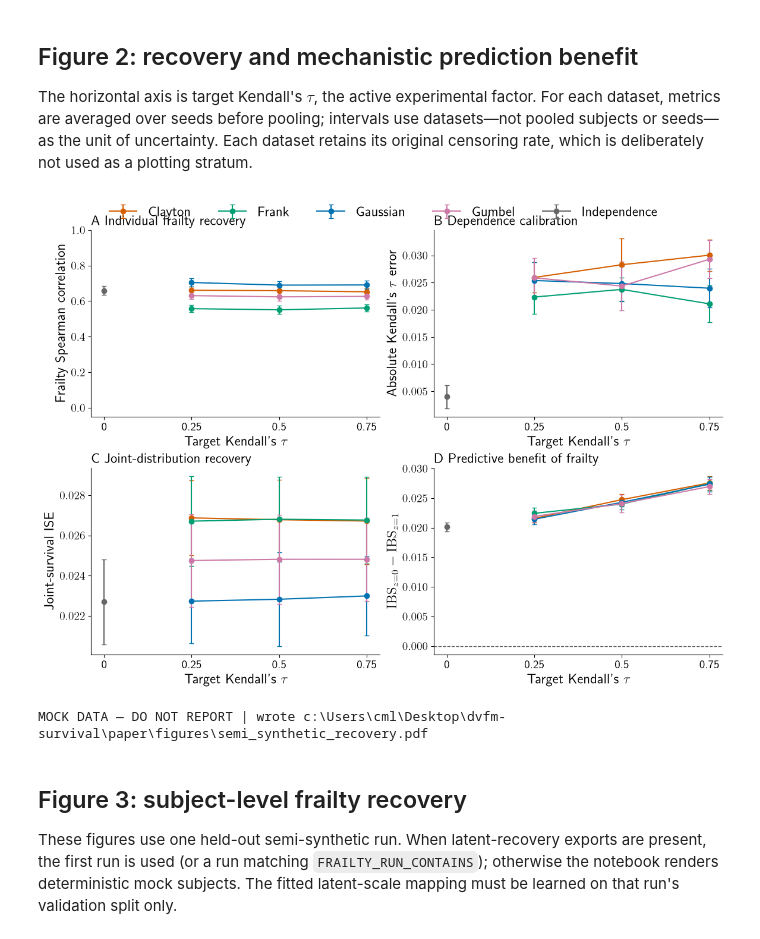
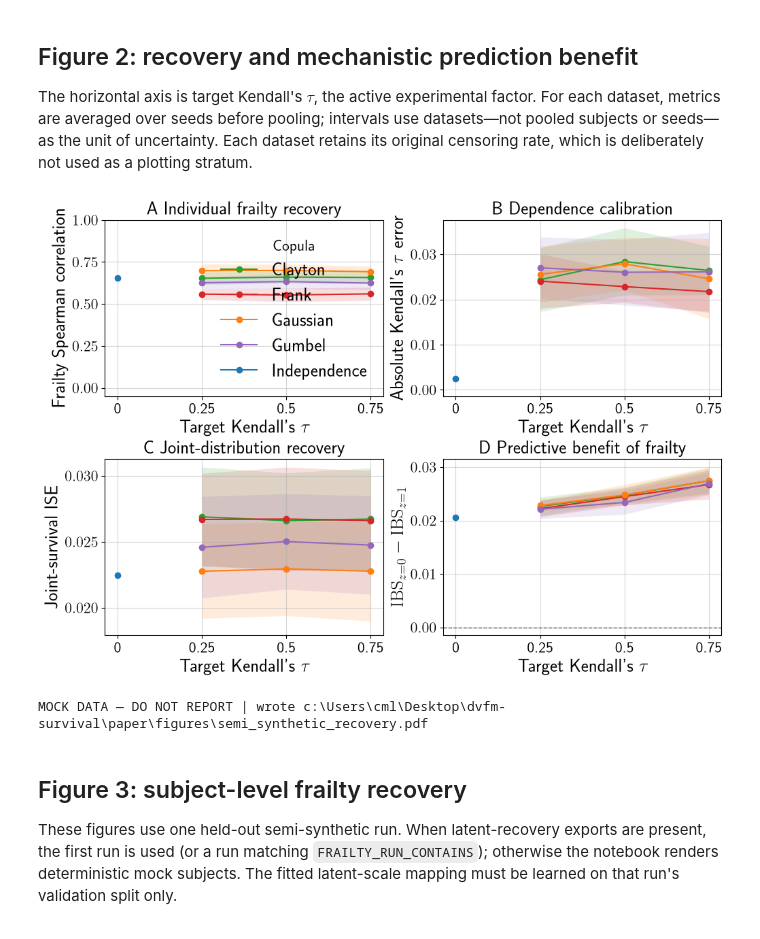
Before and after one commit to kalantari66/dvfm-survival, a Jupyter notebook: notebooks/semi_synthetic_results_mockup.ipynb, the cells around one changed output. Drawn from its saved outputs; the diff is of its cells as text; code cells hidden in the pictures.

```diff
--- a/notebooks/semi_synthetic_results_mockup.ipynb
+++ b/notebooks/semi_synthetic_results_mockup.ipynb
@@ -16,16 +16,13 @@ import matplotlib.pyplot as plt
 import seaborn as sns
 
 plt.style.use("default")
-USE_TEX = os.environ.get("DVFM_USE_TEX", "auto").lower() in {"1", "true", "yes"} or (os.environ.get("DVFM_USE_TEX", "auto").lower() == "auto" and shutil.which("latex") is not None)
 plt.rcParams.update({
     "axes.labelsize": "large",
     "axes.titlesize": "large",
-    "font.size": 14.0,
+    "font.size": 16.0,
     "legend.fontsize": "large",
-    "text.usetex": USE_TEX,
+    "text.usetex": True,
     "text.latex.preamble": r"\usepackage{amsfonts} \usepackage{amstext} \usepackage{bm}",
-    "axes.spines.top": False,
-    "axes.spines.right": False,
     "savefig.bbox": "tight",
 })
 
@@ -42,4 +39,3 @@ FIGURE_DIR.mkdir(parents=True, exist_ok=True)
 TABLE_DIR.mkdir(parents=True, exist_ok=True)
 RANK_COPULA = "Clayton"
 TARGET_TAU = 0.50
-print(f"LaTeX rendering: {USE_TEX}")
@@ -304,45 +298,49 @@ MOCK DATA — DO NOT REPORT | 12 datasets; 20,000 dataset bootstraps | wrote c:\
 
 The horizontal axis is target Kendall's $\tau$, the active experimental factor. For each dataset, metrics are averaged over seeds before pooling; intervals use datasets—not pooled subjects or seeds—as the unit of uncertainty. Each dataset retains its original censoring rate, which is deliberately not used as a plotting stratum.
 # %%
-def dataset_balanced_summary(frame, metric):
+def dataset_balanced_summary(frame, metric, sigma_level=1.0):
     # Average seeds within each dataset, then quantify cross-dataset variation.
     per_dataset = frame.groupby(["dataset", "copula", "target_kendall_tau"], as_index=False)[metric].mean()
     out = per_dataset.groupby(["copula", "target_kendall_tau"])[metric].agg(["mean", "std", "count"]).reset_index()
-    out["ci95"] = 1.96 * out["std"] / np.sqrt(out["count"])
+    out["error"] = sigma_level * out["std"].fillna(0)
     return out
 
 dvfm = results[results["model"].eq("DVFM")].copy()
 mechanistic = results[results["model"].isin(["DVFM", "DVFM-z0"])].pivot_table(
     index=["dataset", "copula", "target_kendall_tau", "repeat"], columns="model", values="oracle_ibs"
 ).dropna().reset_index()
 mechanistic["oracle_ibs_gain"] = mechanistic["DVFM-z0"] - mechanistic["DVFM"]
 summaries = [
     (dataset_balanced_summary(dvfm, "frailty_spearman"), "Frailty Spearman correlation", "A  Individual frailty recovery"),
     (dataset_balanced_summary(dvfm, "absolute_conditional_kendall_tau_error"), r"Absolute Kendall's $\tau$ error", "B  Dependence calibration"),
     (dataset_balanced_summary(dvfm, "oracle_joint_survival_ise"), "Joint-survival ISE", "C  Joint-distribution recovery"),
     (dataset_balanced_summary(mechanistic, "oracle_ibs_gain"), r"$\mathrm{IBS}_{z=0}-\mathrm{IBS}_{z=1}$", "D  Predictive benefit of frailty"),
 ]
-palette = {"Independence": "#666666", "Gaussian": "#0072B2", "Clayton": "#D55E00", "Frank": "#009E73", "Gumbel": "#CC79A7"}
+default_colors = plt.rcParams["axes.prop_cycle"].by_key()["color"]
+copula_order = ["Independence"] + [name.title() for name in config["data"]["copulas"]]
+palette = dict(zip(copula_order, default_colors[:len(copula_order)]))
 tau_levels = CONFIG_TAU_VALUES
-fig, axes = plt.subplots(2, 2, figsize=(11.5, 8.0), constrained_layout=True)
+fig, axes = plt.subplots(2, 2, figsize=(10.0, 7.0), sharex=False, constrained_layout=True)
+fig.set_constrained_layout_pads(w_pad=0.02, h_pad=0.02, wspace=0.02, hspace=0.02)
 for ax, (summary, ylabel, title) in zip(axes.flat, summaries):
     for copula, part in summary.groupby("copula"):
         part = part.sort_values("target_kendall_tau")
-        ax.errorbar(part["target_kendall_tau"], part["mean"], yerr=part["ci95"], marker="o", capsize=3, label=copula, color=palette.get(copula, "0.35"))
-    ax.set_title(title, loc="left", fontweight="bold")
-    ax.set_xlabel(r"Target Kendall's $\tau$")
-    ax.set_ylabel(ylabel)
+        color = palette.get(copula, default_colors[0])
+        ax.fill_between(part["target_kendall_tau"], part["mean"] - part["error"], part["mean"] + part["error"], color=color, alpha=0.15, linewidth=0)
+        ax.plot(part["target_kendall_tau"], part["mean"], marker="o", label=copula, color=color)
+    ax.set(title=title, xlabel=r"Target Kendall's $\tau$", ylabel=ylabel)
     ax.set_xticks(tau_levels, [f"{value:g}" for value in tau_levels])
 axes[0, 0].set_ylim(-0.05, 1.0)
+axes[0, 0].legend(title="Copula", loc="lower right", frameon=False)
 axes[1, 1].axhline(0, color="0.35", linestyle="--", linewidth=1)
-handles, labels = axes[0, 0].get_legend_handles_labels()
-fig.legend(handles, labels, loc="upper center", ncol=5, frameon=False, bbox_to_anchor=(0.5, 1.04))
+for ax in axes.flat:
+    ax.grid(True, alpha=0.5)
 out = FIGURE_DIR / "semi_synthetic_recovery.pdf"
 fig.savefig(out)
 plt.show()
 print(f"{DATA_SOURCE} | wrote {out}")
 # %% [output]
-[figure, old version]
+[figure, new version]
 MOCK DATA — DO NOT REPORT | wrote c:\Users\cml\Desktop\dvfm-survival\paper\figures\semi_synthetic_recovery.pdf
 # %% [markdown]
 ## Figure 3: subject-level frailty recovery
```
Also changed, not shown: parts of 8 cells of this notebook, 5 other files.
